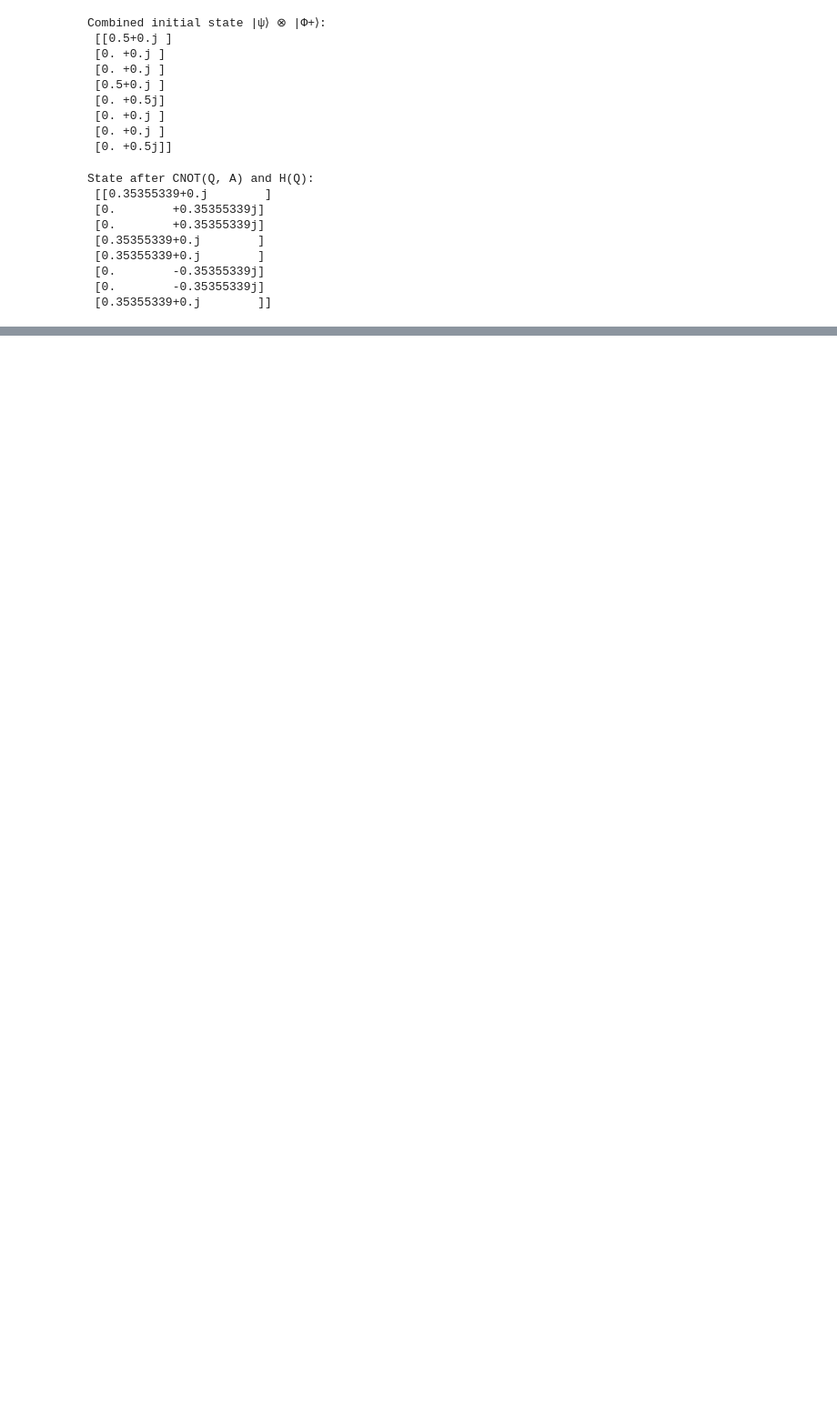
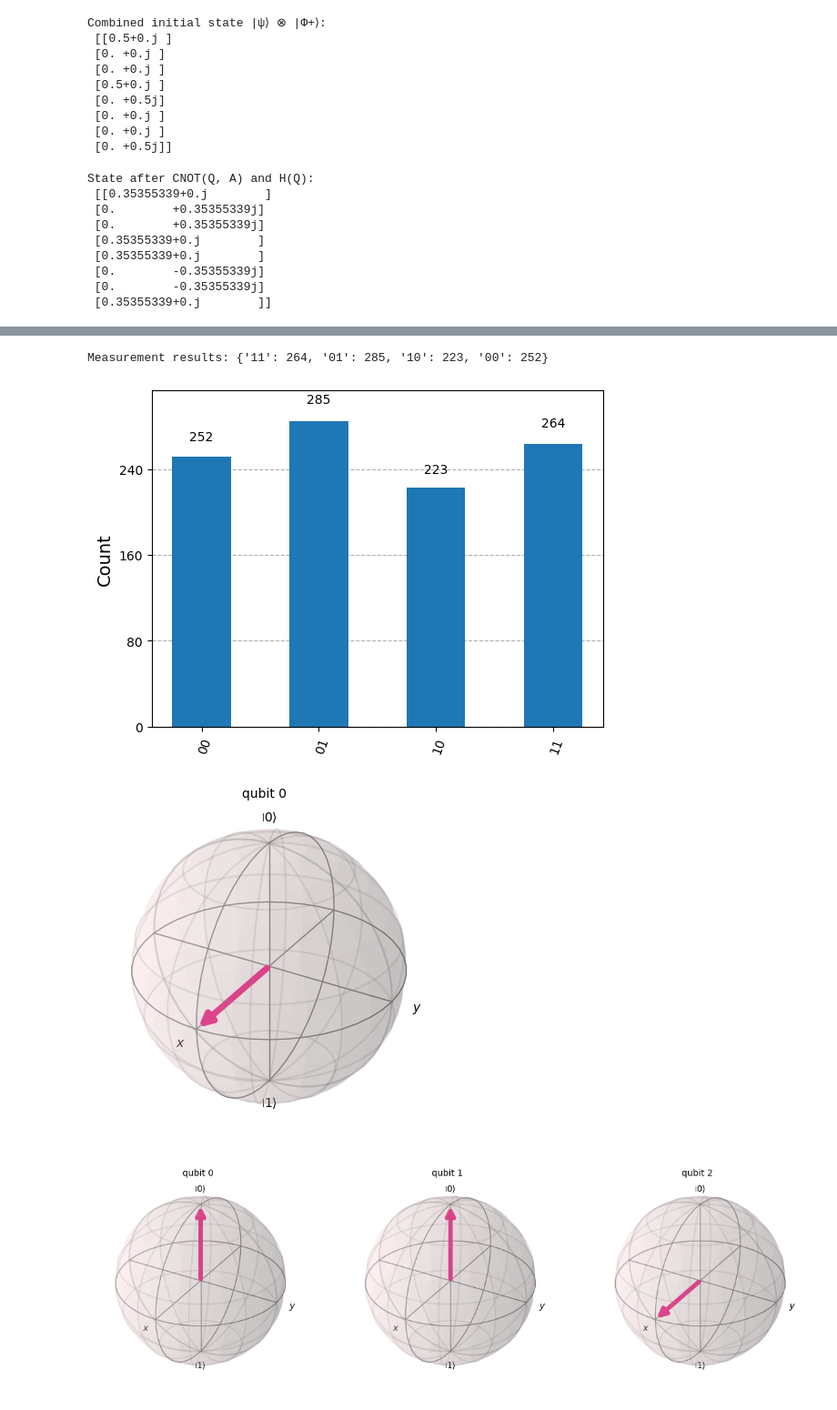
Before and after one commit to joshIsac/quantumcomputing, a Jupyter notebook: 2348523_Teleportation_protocol_lab5.ipynb, the cells around one changed output, grey strips where cells are left out. Shown at 91% size. Drawn from its saved outputs; the diff is of its cells as text; code cells hidden in the pictures; blank space fills up the shorter version.

Commit message:
Update 2348523_Teleportation_protocol_lab5.ipynb
committed from VS code

```diff
--- a/2348523_Teleportation_protocol_lab5.ipynb
+++ b/2348523_Teleportation_protocol_lab5.ipynb
@@ -106,0 +70,79 @@ display(circuit.draw("mpl"))
+# %%
+from qiskit import QuantumCircuit, QuantumRegister, ClassicalRegister, transpile
+from qiskit_aer import AerSimulator
+import numpy as np
+from qiskit.visualization import plot_bloch_multivector, plot_histogram
+import matplotlib.pyplot as plt
+
+# Define the quantum and classical registers
+q = QuantumRegister(3, 'q')  # qubits A, B, C
+c = ClassicalRegister(2, 'c')  # classical bits for Alice's measurement
+qc = QuantumCircuit(q, c)
+
+
+# arbitrary state on qubit A (the state to be teleported)
+alpha = 1/np.sqrt(2)
+beta = 1/np.sqrt(2)
+qc.initialize([alpha, beta], 0)  # Initialize qubit A with state |ψ⟩ = α|0⟩ + β|1⟩
+qc.barrier()
+
+#entanglement between qubits B and C
+qc.h(1)    # Hadamard on qubit B
+qc.cx(1, 2)  # CNOT from B to C
+qc.barrier()
+
+#Perform Bell measurement on qubits A and B
+qc.cx(0, 1)  # CNOT from A to B
+qc.h(0)      # Hadamard on qubit A
+qc.measure([0, 1], c)  # Measure qubits A and B
+qc.barrier()
+
+# Conditional operations on qubit C based on measurement results
+qc.cx(1, 2)
+qc.cz(0, 2)
+
+
+qc.save_statevector()
+
+# Simulate the circuit
+simulator = AerSimulator(method="statevector")
+compiled_circuit = transpile(qc, simulator)
+result = simulator.run(compiled_circuit).result()
+statevector_final = result.get_statevector(compiled_circuit)
+counts = result.get_counts()
+
+
+
+# Output the measurement results
+print("Measurement results:", counts)
+
+
+# display(qc.draw("mpl"))
+# Plot the measurement results
+display(plot_histogram(counts))
+
+
+# Plot initial Bloch vector for the state |ψ⟩ prepared on qubit A
+display(plot_bloch_multivector([alpha, beta]))
+
+# Plot final Bloch vector for the teleported state on qubit C
+display((plot_bloch_multivector(statevector_final)))
+
+# Plot the measurement results as a histogram
+plot_histogram(counts)
+plt.show()
+
+
+# Print the initial state vector of qubit A
+print("Initial State Vector on Qubit A:", [alpha, beta])
+
+# Print the final state vector of qubit C after teleportation
+print("Teleported State Vector on Qubit C:", statevector_final.data[-2:])
+
+
+display(qc.draw("mpl"))
+# %% [output]
+Measurement results: {'11': 264, '01': 285, '10': 223, '00': 252}
+[figure, added]
+[figure, added]
+[figure, added]
```
Also changed, not shown: parts of 6 cells of this notebook.
